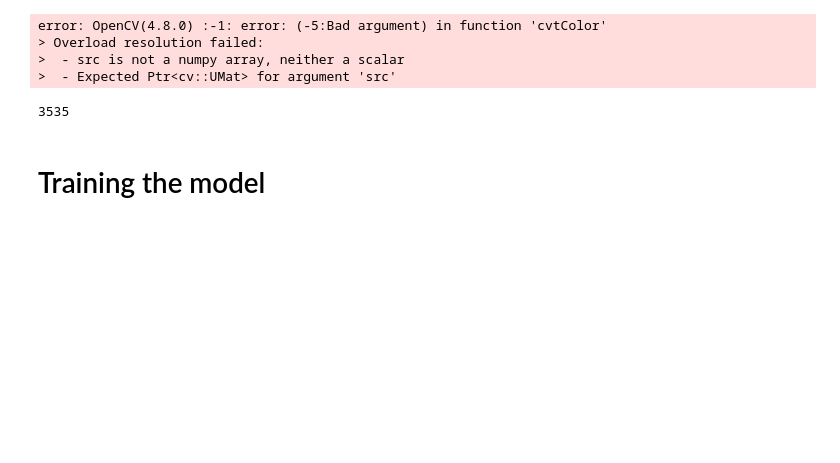
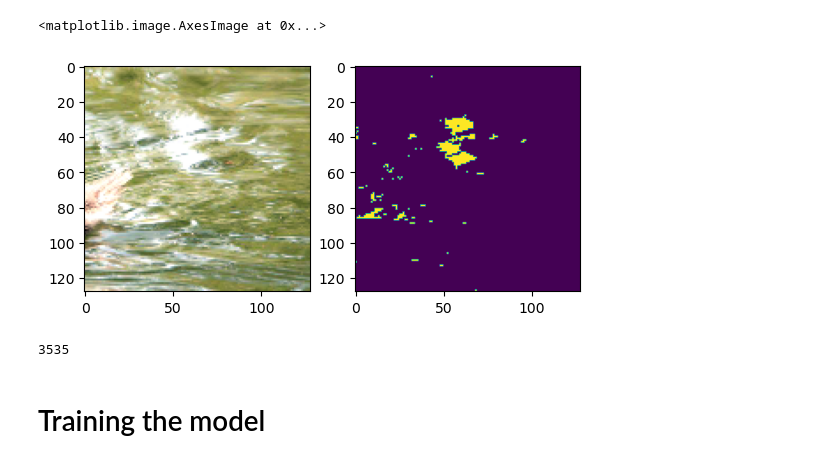
Before and after one commit to jakwisn/advanced_deep_learning_in_cv, a Jupyter notebook: main_training.ipynb, the cells around one changed output. Saved outputs shown, nothing was run; the diff lists cells and outputs as text; code cells hidden in the pictures; blank space fills up the shorter version.

```diff
--- a/main_training.ipynb
+++ b/main_training.ipynb
@@ -20,25 +17,23 @@ from dataset import *
 # %%
 transform = transforms.Compose([
     transforms.ToTensor(),                # from [0,255] to range [0.0,1.0]
-    v2.RandomCrop(size=(256, 256))
+    v2.Resize(256),
+    v2.RandomCrop(size=(128, 128))
     ])
 
 input_images = glob.glob('data/training/INPUT_IMAGES/*P1.5.JPG')
-train_dataset = CorrectionImageDataset(input_images, transform=transform, return_og=True)
-validation_dataset = CorrectionImageDataset('data/validation/GT_IMAGES', transform=transform)
+train_dataset = CorrectionImageDataset(input_images, train=True, transform=transform)
+validation_dataset = CorrectionImageDataset('data/validation/GT_IMAGES', train=False, transform=transform)
 
 # test set must be done with the same data
-new_im, og_im = train_dataset[5]
+im, mask = train_dataset[5]
 
 fig, axs = plt.subplots(1,2)
-axs[0].imshow(new_im.permute((1,2,0)))
-axs[1].imshow(og_im.permute((1,2,0)))
-print((new_im-og_im).sum())
+axs[0].imshow(im.permute((1,2,0)))
+axs[1].imshow(mask)
 # %% [output]
-error: OpenCV(4.8.0) :-1: error: (-5:Bad argument) in function 'cvtColor'
-> Overload resolution failed:
->  - src is not a numpy array, neither a scalar
->  - Expected Ptr<cv::UMat> for argument 'src'
+<matplotlib.image.AxesImage at 0x...>
+[figure, added]
 # %%
 len(train_dataset)
 # %% [output]
```
Also changed, not shown: parts of 2 cells of this notebook, 5 other files.
